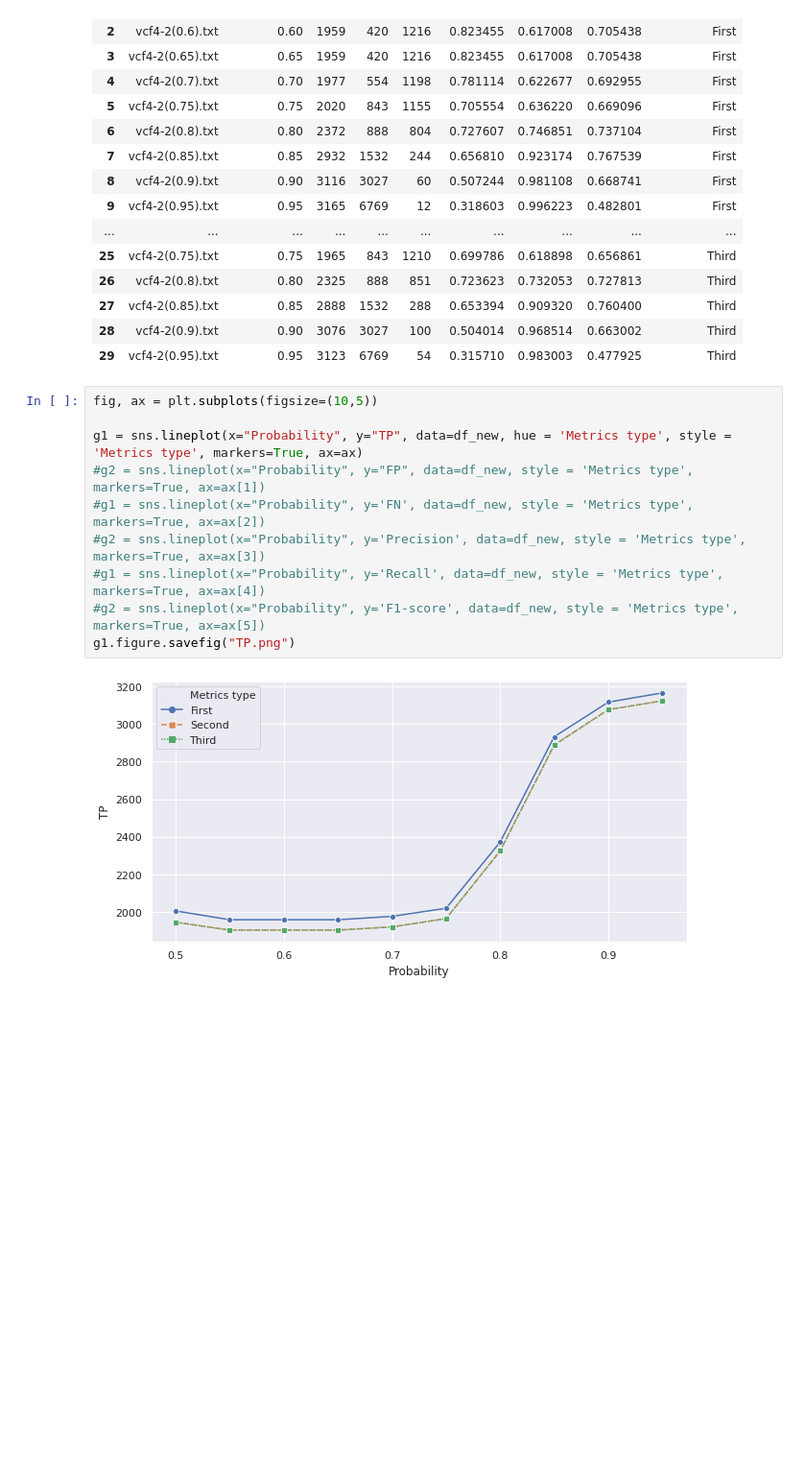
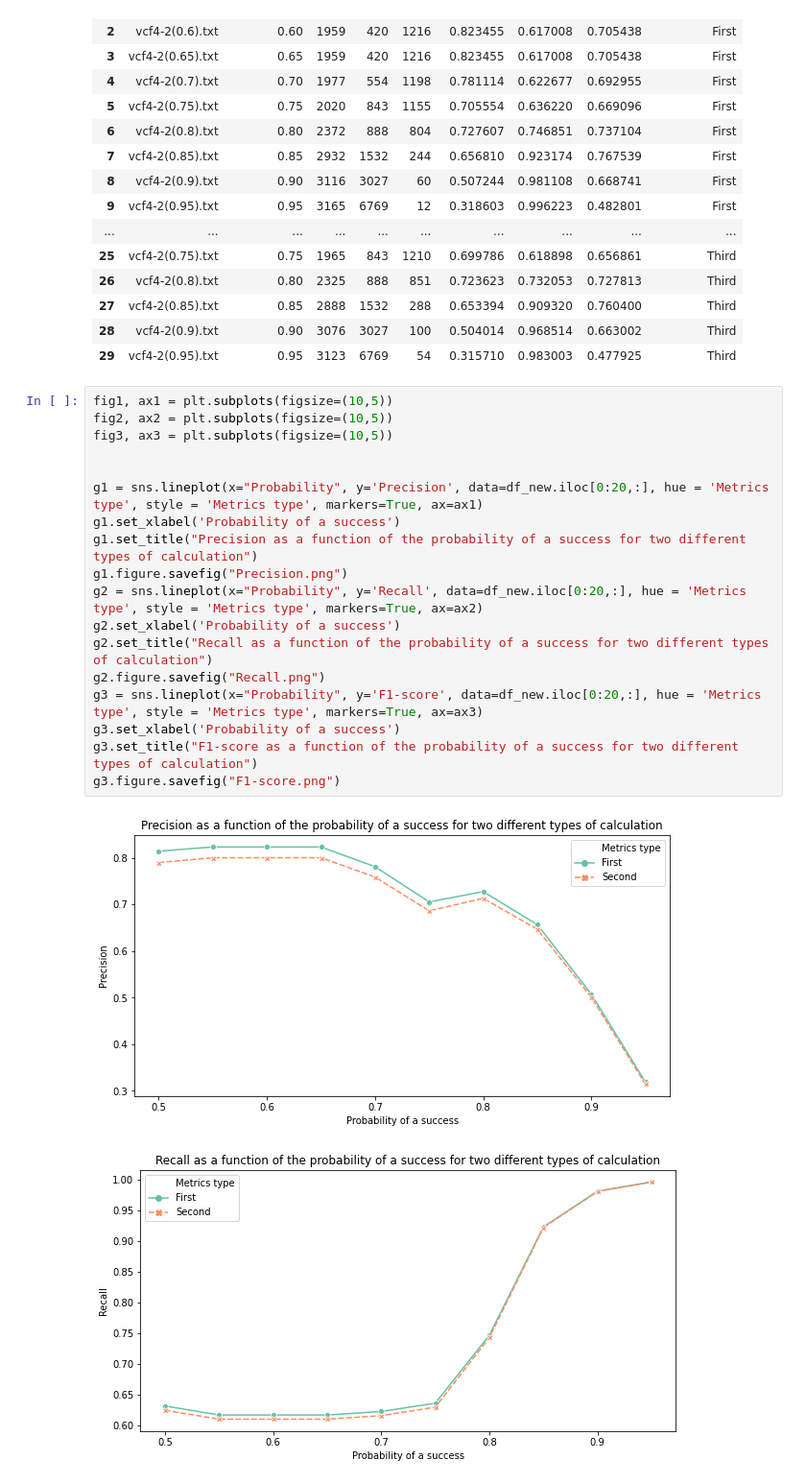
Before and after one commit to adrijanailic/GI_projekat, a Jupyter notebook: visualization.ipynb, the cells around one changed output. Shown at 96% size. Cells and saved outputs as stored; diff of their text form; blank space fills up the shorter version.

Commit message:
Plotting TP, FP, FN, precision, recall and f1-score

```diff
--- a/visualization.ipynb
+++ b/visualization.ipynb
@@ -89,15 +74,24 @@ df_new
 | 27 | vcf4-2(0.85).txt | 0.85 | 2888 | 1532 | 288 | 0.653394 | 0.909320 | 0.760400 | Third |
 | 28 | vcf4-2(0.9).txt | 0.90 | 3076 | 3027 | 100 | 0.504014 | 0.968514 | 0.663002 | Third |
 | 29 | vcf4-2(0.95).txt | 0.95 | 3123 | 6769 | 54 | 0.315710 | 0.983003 | 0.477925 | Third |
-# %%
-fig, ax = plt.subplots(figsize=(10,5))
-
-g1 = sns.lineplot(x="Probability", y="TP", data=df_new, hue = 'Metrics type', style = 'Metrics type', markers=True, ax=ax)
-#g2 = sns.lineplot(x="Probability", y="FP", data=df_new, style = 'Metrics type', markers=True, ax=ax[1])
-#g1 = sns.lineplot(x="Probability", y='FN', data=df_new, style = 'Metrics type', markers=True, ax=ax[2])
-#g2 = sns.lineplot(x="Probability", y='Precision', data=df_new, style = 'Metrics type', markers=True, ax=ax[3])
-#g1 = sns.lineplot(x="Probability", y='Recall', data=df_new, style = 'Metrics type', markers=True, ax=ax[4])
-#g2 = sns.lineplot(x="Probability", y='F1-score', data=df_new, style = 'Metrics type', markers=True, ax=ax[5])
-g1.figure.savefig("TP.png")
-# %% [output]
-[figure, removed]
+# %%
+fig1, ax1 = plt.subplots(figsize=(10,5))
+fig2, ax2 = plt.subplots(figsize=(10,5))
+fig3, ax3 = plt.subplots(figsize=(10,5))
+
+
+g1 = sns.lineplot(x="Probability", y='Precision', data=df_new.iloc[0:20,:], hue = 'Metrics type', style = 'Metrics type', markers=True, ax=ax1)
+g1.set_xlabel('Probability of a success')
+g1.set_title("Precision as a function of the probability of a success for two different types of calculation")
+g1.figure.savefig("Precision.png")
+g2 = sns.lineplot(x="Probability", y='Recall', data=df_new.iloc[0:20,:], hue = 'Metrics type', style = 'Metrics type', markers=True, ax=ax2)
+g2.set_xlabel('Probability of a success')
+g2.set_title("Recall as a function of the probability of a success for two different types of calculation")
+g2.figure.savefig("Recall.png")
+g3 = sns.lineplot(x="Probability", y='F1-score', data=df_new.iloc[0:20,:], hue = 'Metrics type', style = 'Metrics type', markers=True, ax=ax3)
+g3.set_xlabel('Probability of a success')
+g3.set_title("F1-score as a function of the probability of a success for two different types of calculation")
+g3.figure.savefig("F1-score.png")
+# %% [output]
+[figure, added]
+[figure, added]
```
Also changed, not shown: parts of 4 cells of this notebook.
